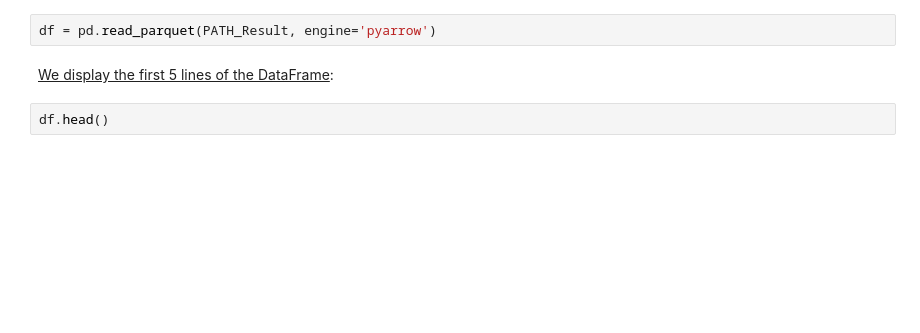
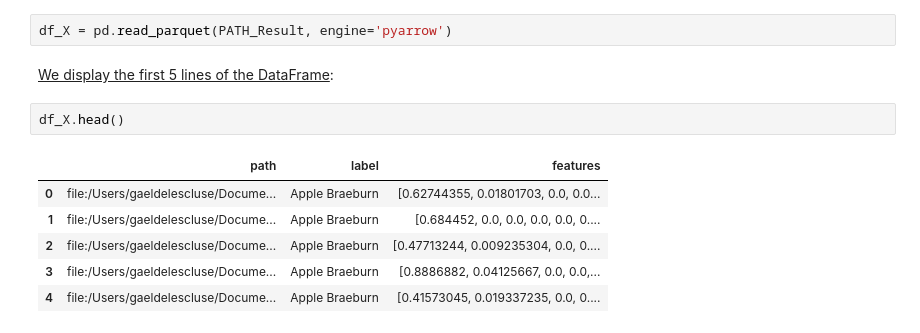
Before and after one commit to HaDock404/ai-cloud-computing-spark, a Jupyter notebook: train/notebook_00.ipynb, the cells around one changed output. Drawn from its saved outputs; the diff is of its cells as text; blank space fills up the shorter version.

```diff
--- a/train/notebook_00.ipynb
+++ b/train/notebook_00.ipynb
@@ -506,8 +575,15 @@ features_df.write.mode("overwrite").parquet(PATH_Result)
 
 <u>We load the freshly recorded data into a **Pandas DataFrame**</u>:
 # %%
-df = pd.read_parquet(PATH_Result, engine='pyarrow')
+df_X = pd.read_parquet(PATH_Result, engine='pyarrow')
 # %% [markdown]
 <u>We display the first 5 lines of the DataFrame</u>:
 # %%
-df.head()
+df_X.head()
+# %% [output]
+|  | path | label | features |
+| 0 | file:/Users/gaeldelescluse/Docume... | Apple Braeburn | [0.62744355, 0.01801703, 0.0, 0.0... |
+| 1 | file:/Users/gaeldelescluse/Docume... | Apple Braeburn | [0.684452, 0.0, 0.0, 0.0, 0.0, 0.... |
+| 2 | file:/Users/gaeldelescluse/Docume... | Apple Braeburn | [0.47713244, 0.009235304, 0.0, 0.... |
+| 3 | file:/Users/gaeldelescluse/Docume... | Apple Braeburn | [0.8886882, 0.04125667, 0.0, 0.0,... |
+| 4 | file:/Users/gaeldelescluse/Docume... | Apple Braeburn | [0.41573045, 0.019337235, 0.0, 0.... |
```
Also changed, not shown: parts of 23 cells of this notebook, 1 other file.
